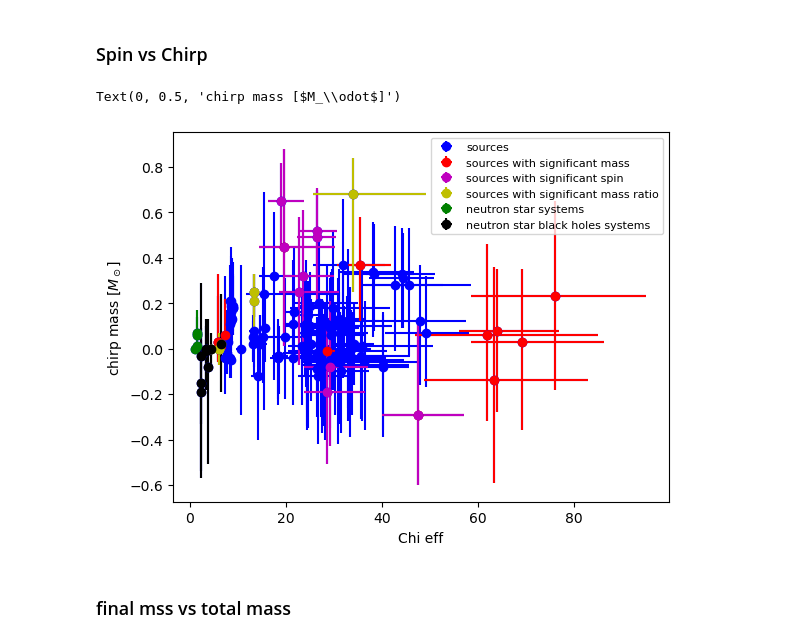
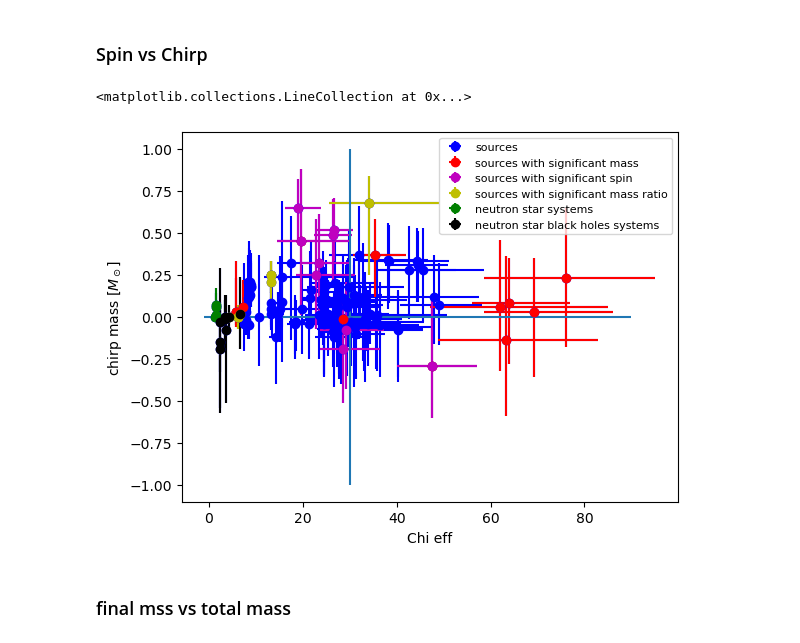
Before and after one commit to Sareva00/LIGO-project, a Jupyter notebook: properties2.ipynb, the cells around one changed output. Saved outputs shown, nothing was run; the diff lists cells and outputs as text; code cells hidden in the pictures.

```diff
--- a/properties2.ipynb
+++ b/properties2.ipynb
@@ -312,11 +312,13 @@ plt.xlim([0,6000])
 # %%
 graph("chirp_mass", "chi_eff" , "chirp_mass_lw" , "chirp_mass_up" , "chi_eff_lw" , "chi_eff_up" )
 
 plt.xlabel ('Chi eff')
 plt.ylabel ('chirp mass [$M_\odot$]')
+plt.vlines(x=30, ymin = -1, ymax= 1)
+plt.hlines(y=0, xmin = -1, xmax= 90)
 # %% [output]
-Text(0, 0.5, 'chirp mass [$M_\\odot$]')
+<matplotlib.collections.LineCollection at 0x...>
-[figure, old version]
+[figure, new version]
 # %% [markdown]
 ### final mss vs total mass
 # %%
```
Also changed, not shown: parts of 5 cells of this notebook, 1 other file.
